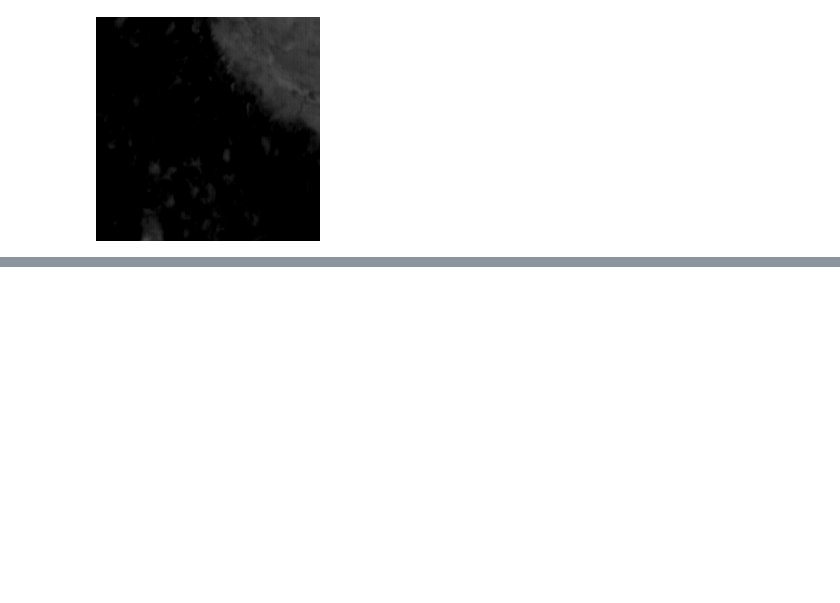
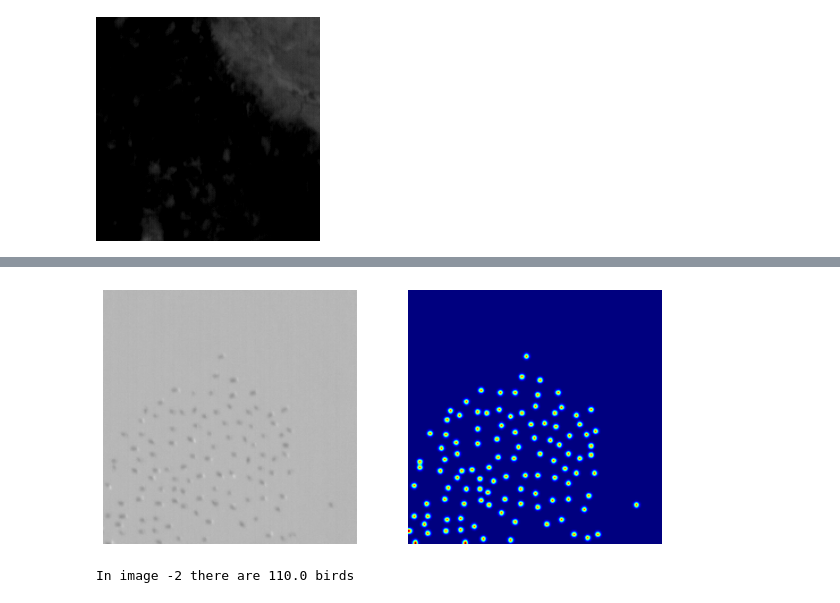
Before and after one commit to emiliolr/counting-cranes, a Jupyter notebook: miscellaneous/tests.ipynb, the cells around one changed output, grey strips where cells are left out. Cells and saved outputs as stored; diff of their text form; code cells hidden in the pictures; blank space fills up the shorter version.

```diff
--- a/miscellaneous/tests.ipynb
+++ b/miscellaneous/tests.ipynb
@@ -284,0 +218,9 @@ pil_img
+# %%
+#Putting the dataset in a DataLoader
+bird_dataset = BirdDataset(root_dir = DATA_FP, transforms = get_transforms(train = False), tiling_method = 'random', annotation_mode = 'points')
+dataloader = DataLoader(bird_dataset, batch_size = 1, shuffle = True, collate_fn = collate_tiles_density)
+
+#Pulling a batch out of the iterator
+images, densities = next(iter(dataloader))
+print(f'Batch size of {len(images)} with each image tensor of shape {images[0].shape}')
+print(f'We have a {type(densities)} of {type(densities[0])} for our densities')
@@ -284,0 +248,18 @@ pil_img
+# %%
+#Inspecting densities and images
+index = -2
+img = (np.moveaxis(images[index].numpy(), 0, -1) * 255).astype(np.uint8)
+den = densities[index]
+
+f, axarr = plt.subplots(1, 2, figsize = (10, 10))
+axarr[0].imshow(img)
+axarr[1].imshow(den, cmap = CM.jet)
+for a in axarr:
+    a.axis('off')
+# %% [output]
+[figure, added]
+# %%
+#Checking counts
+print(f'In image {index} there are {np.sum(den.numpy())} birds')
+# %% [output]
+In image -2 there are 110.0 birds
```
Also changed, not shown: parts of 21 cells of this notebook, 4 other files.
